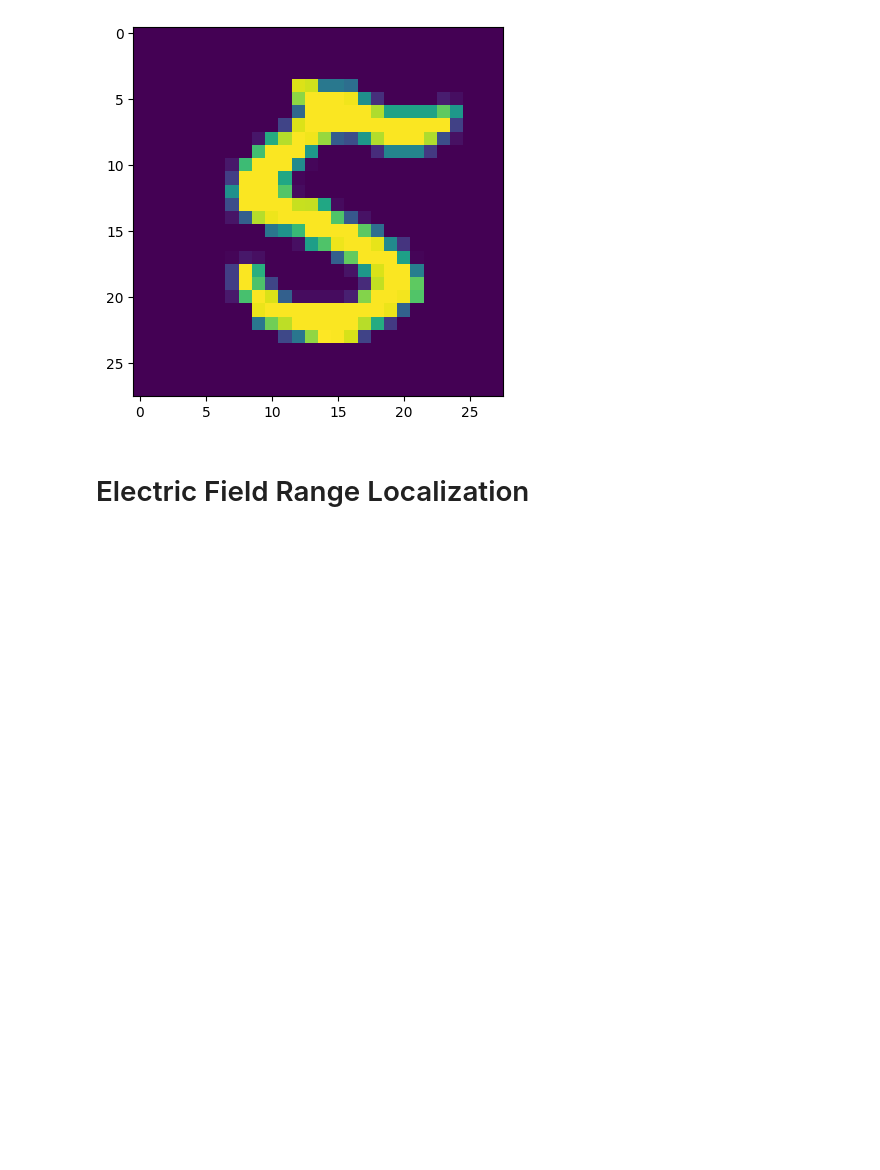
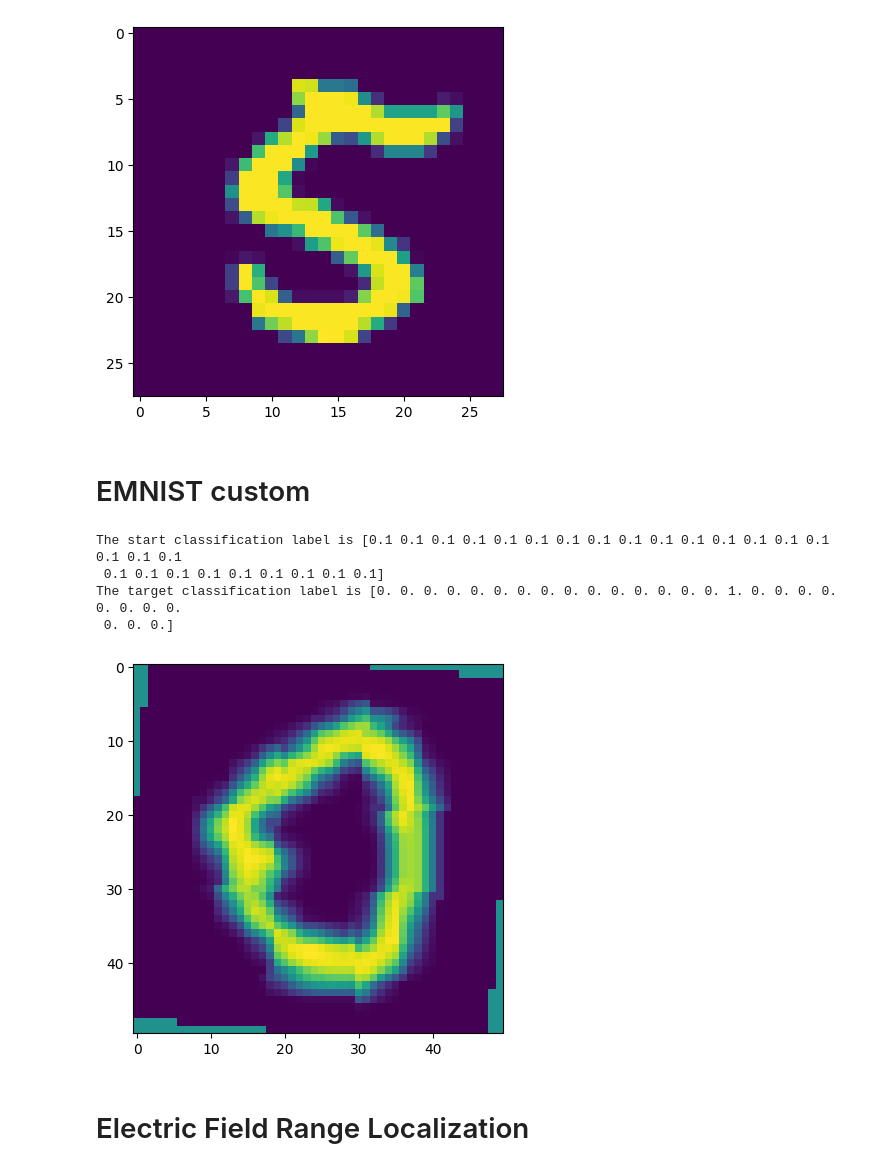
Before and after one commit to rcpaffenroth/generatedata, a Jupyter notebook: notebooks/1-rcp-visualize-data.ipynb, the cells around one changed output. Drawn from its saved outputs; the diff is of its cells as text; code cells hidden in the pictures; blank space fills up the shorter version.

Commit message:
Some more advanced plots

```diff
--- a/notebooks/1-rcp-visualize-data.ipynb
+++ b/notebooks/1-rcp-visualize-data.ipynb
@@ -179,6 +179,25 @@ print(f'The target classification label is {x_on[plot_index,-10:]}')
 The start classification label is [0.1 0.1 0.1 0.1 0.1 0.1 0.1 0.1 0.1 0.1]
 The target classification label is [0. 0. 0. 0. 0. 1. 0. 0. 0. 0.]
 [figure]
+# %% [markdown]
+ # EMNIST custom
+# %%
+data = load_data('EMNIST_custom_degrees0_10_translate0_0_scale1_1', local=True)
+x_on = np.array(data['target'])
+x_off = np.array(data['start'])
+num_points = len(x_on)
+# %%
+plot_index = 0
+fig, ax = plt.subplots()
+ax.imshow(x_on[plot_index, :-27].reshape(50, 50))
+print(f'The start classification label is {x_off[plot_index,-27:]}')
+print(f'The target classification label is {x_on[plot_index,-27:]}')
+# %% [output]
+The start classification label is [0.1 0.1 0.1 0.1 0.1 0.1 0.1 0.1 0.1 0.1 0.1 0.1 0.1 0.1 0.1 0.1 0.1 0.1
+ 0.1 0.1 0.1 0.1 0.1 0.1 0.1 0.1 0.1]
+The target classification label is [0. 0. 0. 0. 0. 0. 0. 0. 0. 0. 0. 0. 0. 0. 0. 1. 0. 0. 0. 0. 0. 0. 0. 0.
+ 0. 0. 0.]
+[figure, added]
 # %% [markdown]
 # Electric Field Range Localization
 # %%
```
Also changed, not shown: parts of 4 cells of this notebook, 1 other file.
